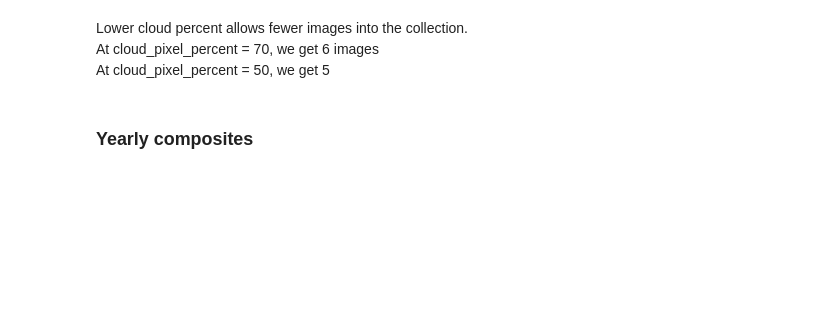
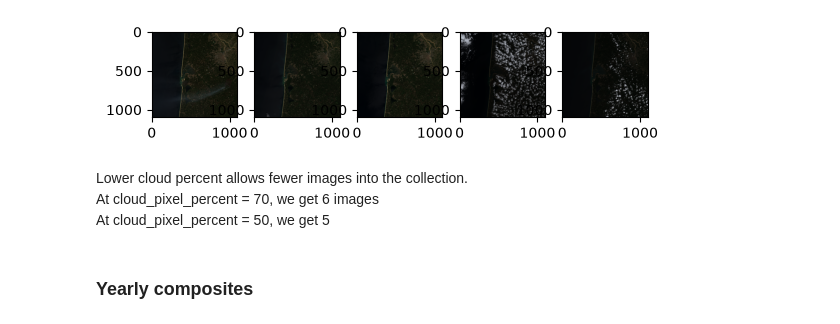
Before and after one commit to jinalpawar/Quantifying-forest-loss-from-wildfires, a Jupyter notebook: teste-de-buch.ipynb, the cells around one changed output. Cells and saved outputs as stored; diff of their text form; code cells hidden in the pictures; blank space fills up the shorter version.

```diff
--- a/teste-de-buch.ipynb
+++ b/teste-de-buch.ipynb
@@ -87,3 +119,17 @@ ffmpeg is not installed on your computer.
+# %%
+directory_img_str = "images/july-2022"
+directory_img = os.fsencode("images/july-2022")
+
+_, axes = plt.subplots(nrows=1, ncols=5)
+for ax, file in zip(axes.flatten(), os.listdir(directory_img)):
+    filename = os.fsdecode(file)
+    img = rasterio.open(f"{directory_img_str}/{filename}")
+    image_reshaped = img.read().transpose(1,2,0)
+    image_rescaled = image_reshaped / image_reshaped.max()
+
+    ax.imshow(image_rescaled)
+# %% [output]
+[figure, added]
 # %% [markdown]
 Lower cloud percent allows fewer images into the collection.
 At cloud_pixel_percent = 70, we get 6 images
```
Also changed, not shown: parts of 5 cells of this notebook, 13 other files.
